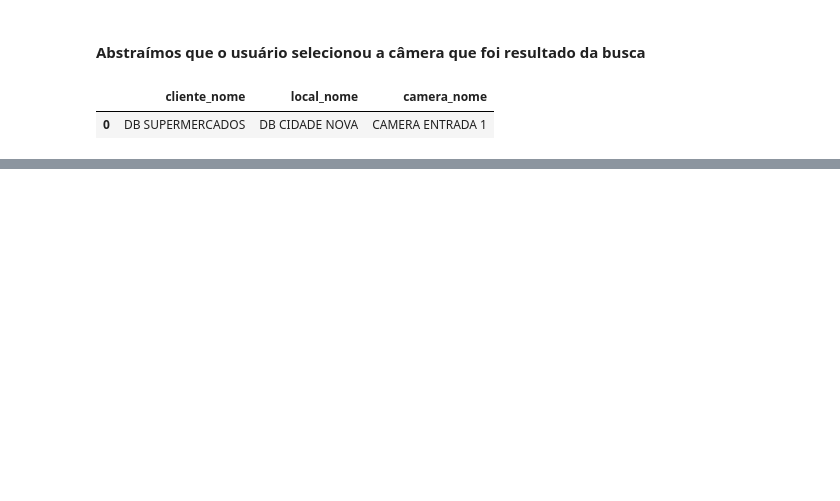
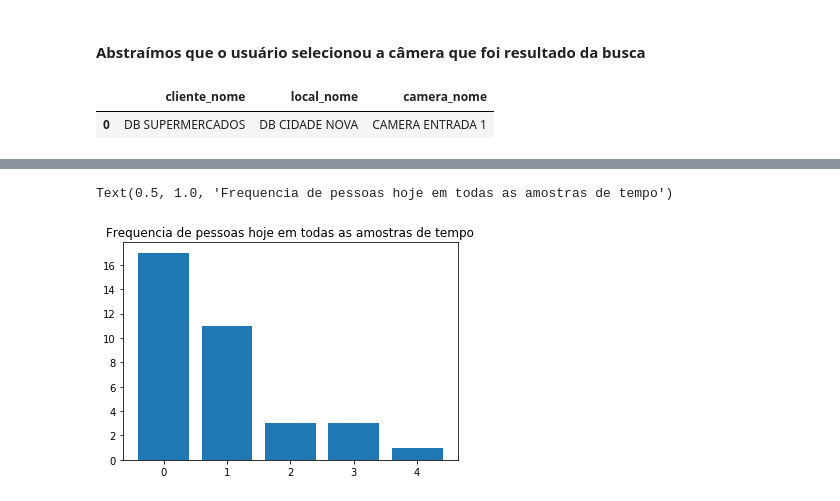
Before and after one commit to rafaelaprm/people_counter_dashboard, a Jupyter notebook: PrototipoDashboard.ipynb, the cells around one changed output, grey strips where cells are left out. Drawn from its saved outputs; the diff is of its cells as text; code cells hidden in the pictures; blank space fills up the shorter version.

```diff
--- a/PrototipoDashboard.ipynb
+++ b/PrototipoDashboard.ipynb
@@ -177,0 +224,6 @@ contagem.describe()
+# %%
+plt.bar(qtd_pessoas.index, qtd_pessoas)
+plt.title("Frequencia de pessoas hoje em todas as amostras de tempo")
+# %% [output]
+Text(0.5, 1.0, 'Frequencia de pessoas hoje em todas as amostras de tempo')
+[figure, added]
```
Also changed, not shown: parts of 20 cells of this notebook.
